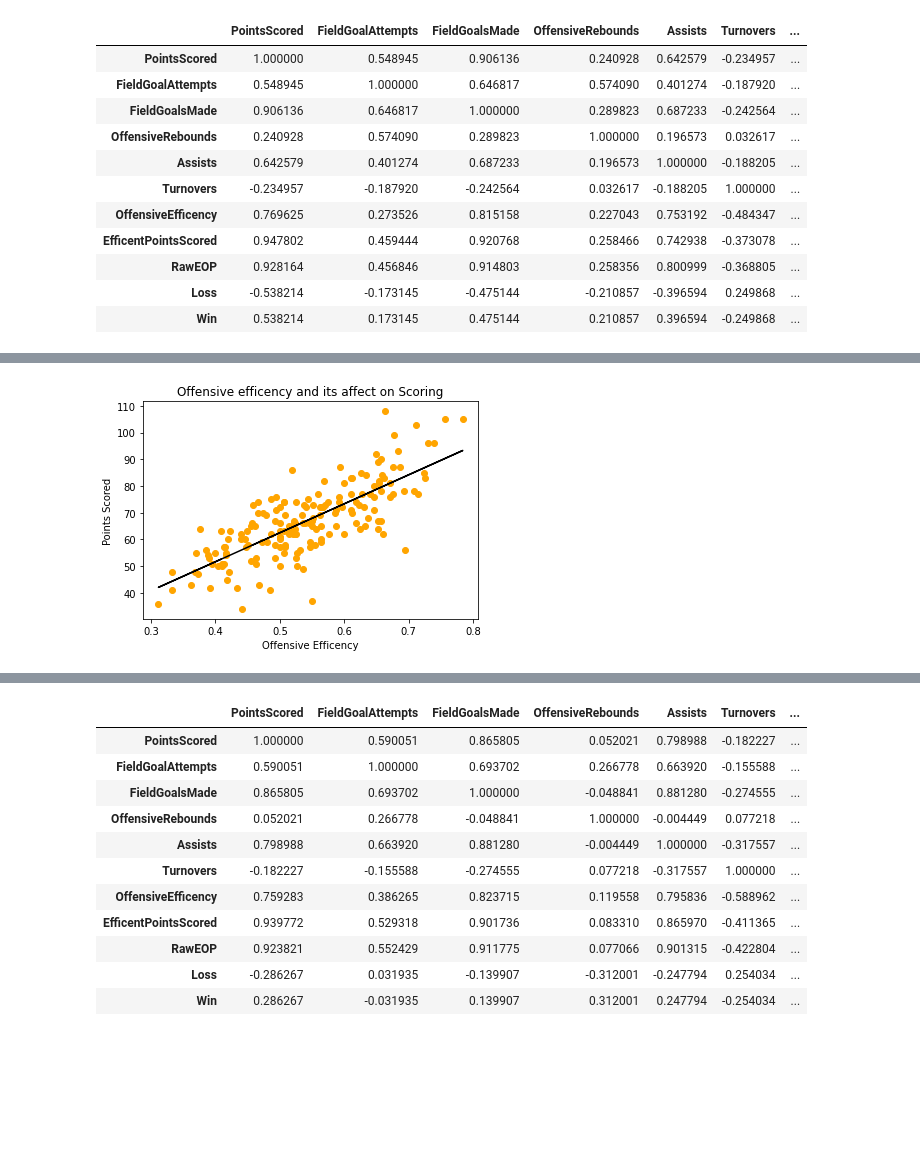
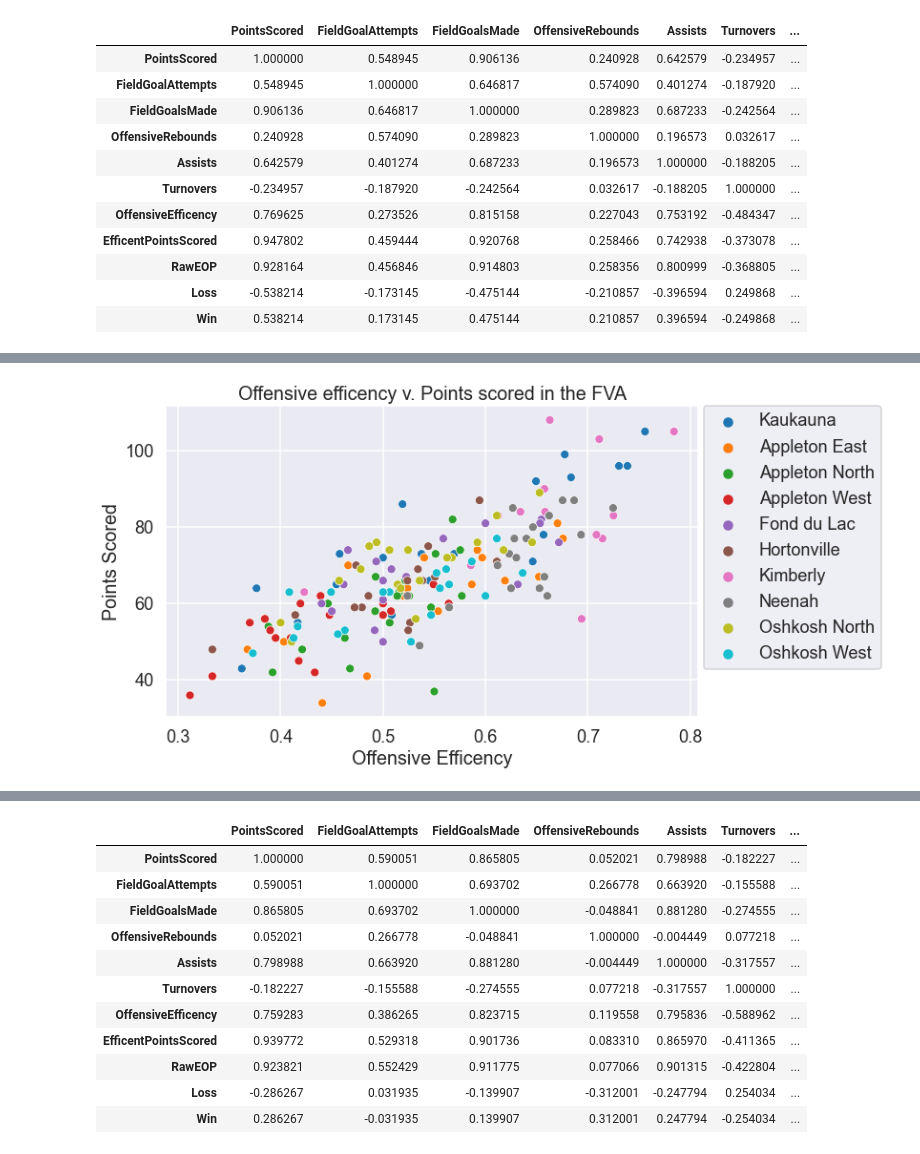
Before and after one commit to jreckin/FunAnalyticalStuff, a Jupyter notebook: offensive_efficency.ipynb, the cells around one changed output, grey strips where cells are left out. Drawn from its saved outputs; the diff is of its cells as text; code cells hidden in the pictures; blank space fills up the shorter version.

```diff
--- a/offensive_efficency.ipynb
+++ b/offensive_efficency.ipynb
@@ -103,10 +96,15 @@ predict_y = lr_fit.predict(X)
-# %%
-# Create visual for linear regression line
-plt.scatter(X, y, color = 'orange')
-plt.plot(X, predict_y, color = 'black')
-plt.title("Offensive efficency and its affect on Scoring")
-plt.xlabel("Offensive Efficency")
-plt.ylabel("Points Scored")
-plt.show()
-# %% [output]
-[figure, removed]
+# %%
+# Create visual for offensive efficency v. points scored
+plt.figure(figsize=(10,6))
+sns.set_style("darkgrid")
+sns.scatterplot(x="OffensiveEfficency",
+                y="PointsScored",
+                hue="Team",
+                data=efficency_fva)
+plt.xlabel("Offensive Efficency")
+plt.ylabel("Points Scored")
+#place the legend outside the figure/plot
+plt.legend(bbox_to_anchor=(1.01, 1),borderaxespad=0)
+plt.title("Offensive efficency v. Points scored in the FVA");
+# %% [output]
+[figure, added]
```
Also changed, not shown: parts of 9 cells of this notebook.
